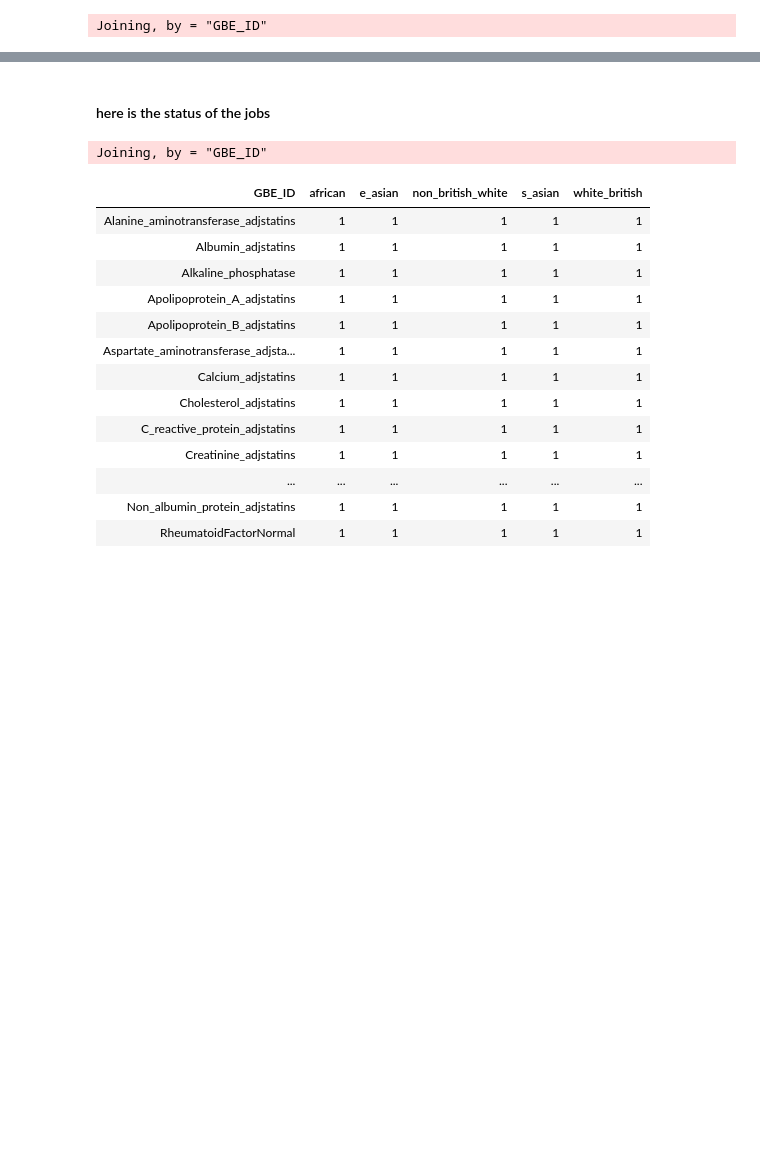
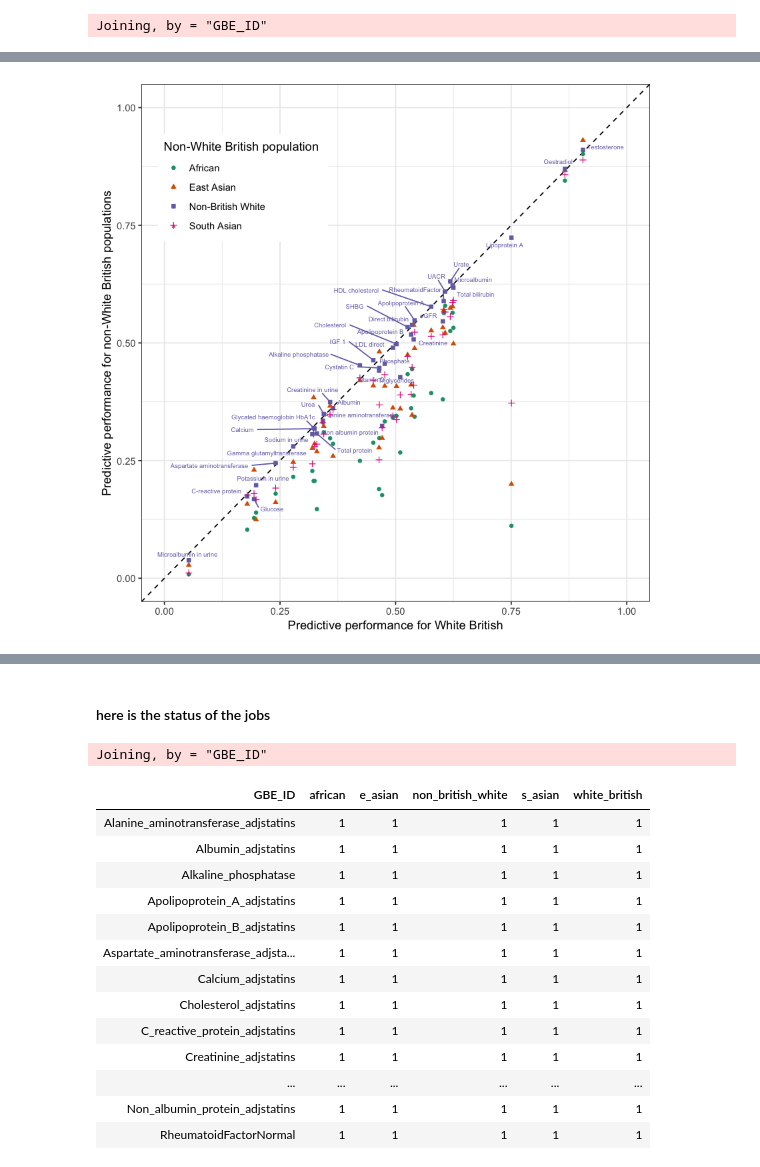
Before and after one commit to rivas-lab/PRS, a Jupyter notebook: notebook/20190407_biomarkers/snpnet_biomarkers_20190407.ipynb, the cells around one changed output, grey strips where cells are left out. Drawn from its saved outputs; the diff is of its cells as text; code cells hidden in the pictures; blank space fills up the shorter version.

```diff
--- a/notebook/20190407_biomarkers/snpnet_biomarkers_20190407.ipynb
+++ b/notebook/20190407_biomarkers/snpnet_biomarkers_20190407.ipynb
@@ -123,0 +299,33 @@ labs(
+# %%
+p3 <- df_tabulated_full %>%
+filter(Population != 'White British') %>%
+mutate(
+    label = if_else(Population == 'Non-British White', Phenotype, ''),
+) %>%
+rename(score = Genotype_and_covariates, WB_score = WB_Genotype_and_covariates) %>%
+select(Phenotype, Population, score, WB_score, label) %>%
+ggplot(aes(x = WB_score, y=score, color=Population, shape=Population, label=label))+
+theme_bw() +
+theme(
+    strip.text = element_text(size=7),
+    legend.position = c(0.2, 0.8)
+)+
+geom_abline(slope=1, intercept=0, linetype = "dashed") +
+geom_point(stat = 'identity') +
+xlim(0, 1) + ylim(0, 1) +
+labs(
+    x = 'Predictive performance for White British',
+    y = 'Predictive performance for non-White British populations',
+    color = 'Non-White British population',
+    shape = 'Non-White British population'
+) +
+ggrepel::geom_text_repel(size=2) +
+scale_color_brewer(palette="Dark2")
+# %%
+plot_width <- 7
+plot_height <- 7
+options(repr.plot.width=plot_width , repr.plot.height=plot_height)
+p3
+ggsave('snpnet-multi-ethnic.png', width=plot_width, height=plot_height)
+# %% [output]
+[figure, added]
```
Also changed, not shown: parts of 28 cells of this notebook, 6 other files.
